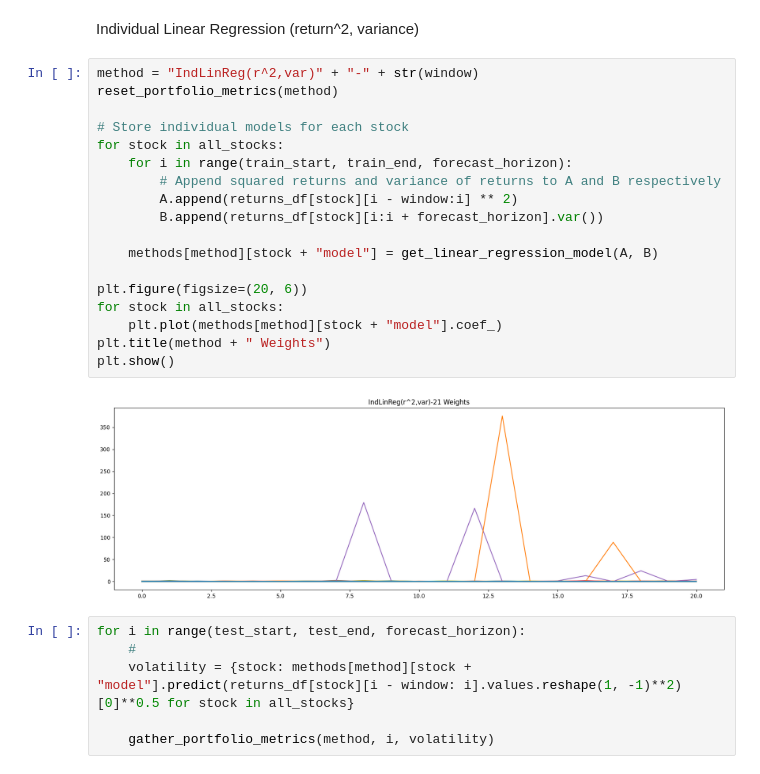
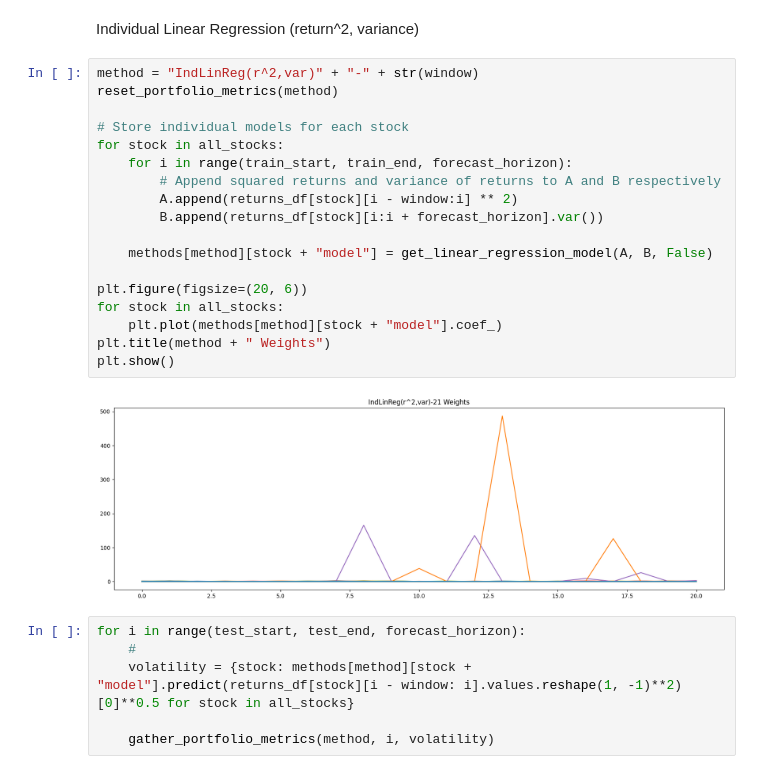
Before and after one commit to PapakMate/SVFT, a Jupyter notebook: SVFT.ipynb, the cells around one changed output. Saved outputs shown, nothing was run; the diff lists cells and outputs as text.

```diff
--- a/SVFT.ipynb
+++ b/SVFT.ipynb
@@ -228,23 +228,23 @@ Individual Linear Regression (return^2, variance)
 # %%
 method = "IndLinReg(r^2,var)" + "-" + str(window)
 reset_portfolio_metrics(method)
 
 # Store individual models for each stock
 for stock in all_stocks:
     for i in range(train_start, train_end, forecast_horizon):
         # Append squared returns and variance of returns to A and B respectively
         A.append(returns_df[stock][i - window:i] ** 2)
         B.append(returns_df[stock][i:i + forecast_horizon].var())
 
-    methods[method][stock + "model"] = get_linear_regression_model(A, B)
+    methods[method][stock + "model"] = get_linear_regression_model(A, B, False)
 
 plt.figure(figsize=(20, 6))
 for stock in all_stocks:
     plt.plot(methods[method][stock + "model"].coef_)
 plt.title(method + " Weights")
 plt.show()
 # %% [output]
-[figure, old version]
+[figure, new version]
 # %%
 for i in range(test_start, test_end, forecast_horizon):
     #
```
Also changed, not shown: parts of 12 cells of this notebook.
